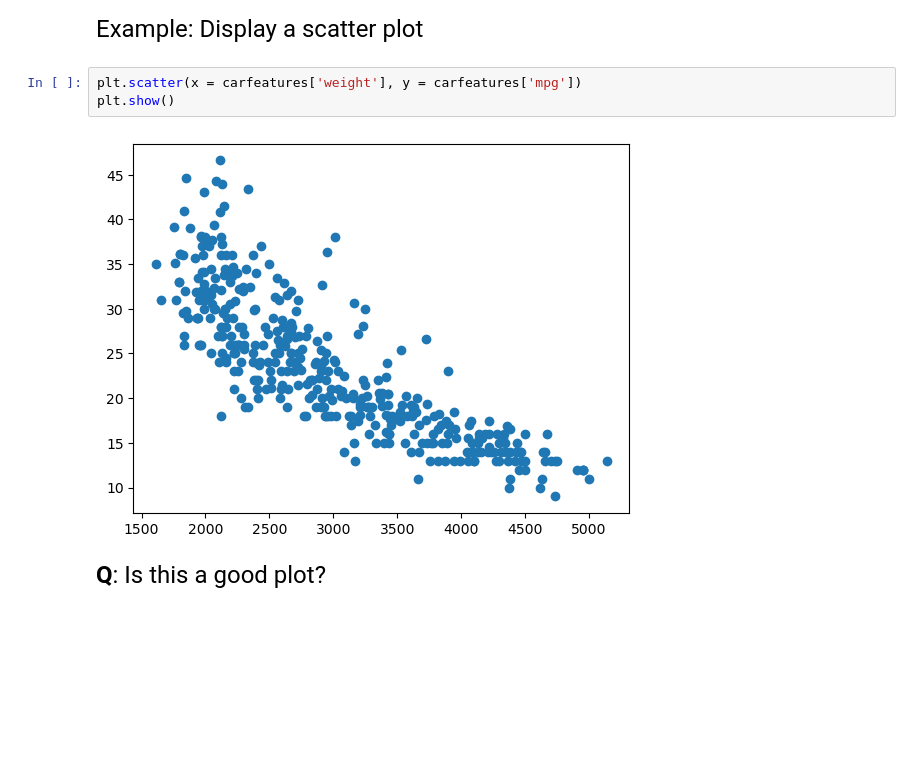
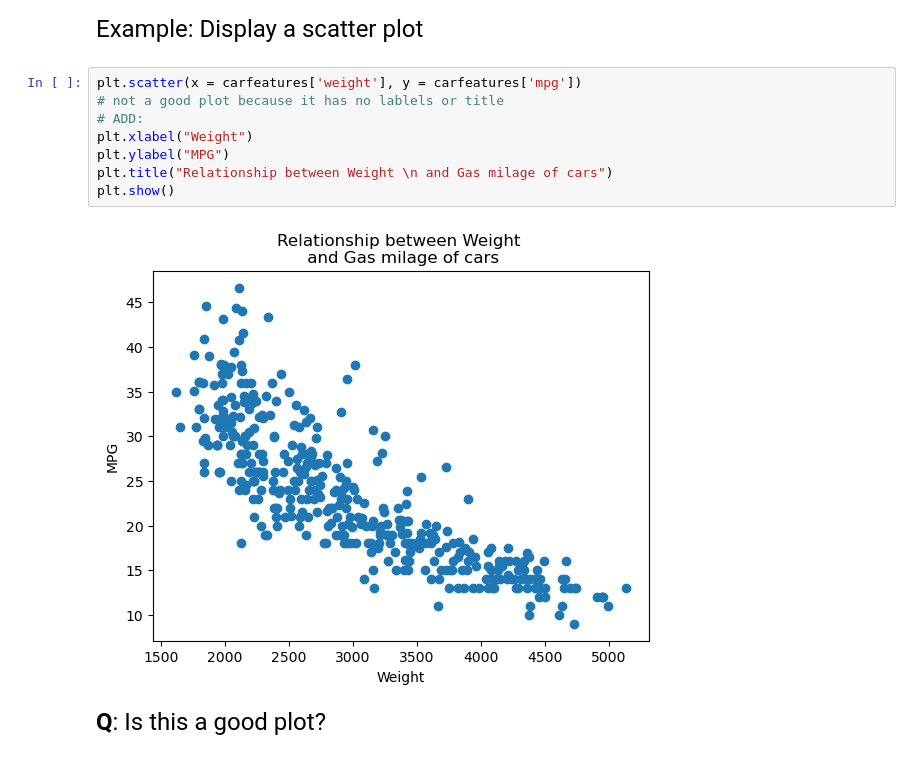
Before and after one commit to miabarnett18/datasci151spring2026, a Jupyter notebook: lecture_02/lecture_02 my copy.ipynb, the cells around one changed output. Cells and saved outputs as stored; diff of their text form; blank space fills up the shorter version.

```diff
--- a/lecture_02/lecture_02 my copy.ipynb
+++ b/lecture_02/lecture_02 my copy.ipynb
@@ -407,11 +395,16 @@ display(carfeatures.describe(percentiles=[.33,.66])) # also don't need the word
 <font size="5">
 
 Example: Display a scatter plot
-# %%
-plt.scatter(x = carfeatures['weight'], y = carfeatures['mpg'])
-plt.show()
-# %% [output]
-[figure, removed]
+# %%
+plt.scatter(x = carfeatures['weight'], y = carfeatures['mpg'])
+# not a good plot because it has no lablels or title
+# ADD:
+plt.xlabel("Weight")
+plt.ylabel("MPG")
+plt.title("Relationship between Weight \n and Gas milage of cars")
+plt.show()
+# %% [output]
+[figure, added]
 # %% [markdown]
 <font size = "5">
 
```
Also changed, not shown: parts of 4 cells of this notebook, 1 other file.
